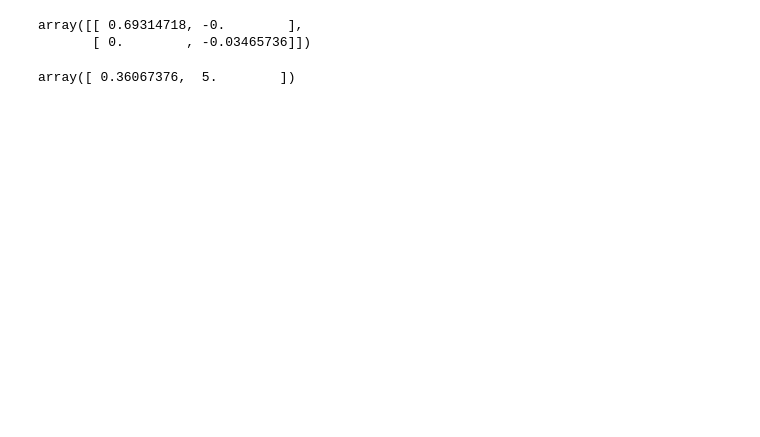
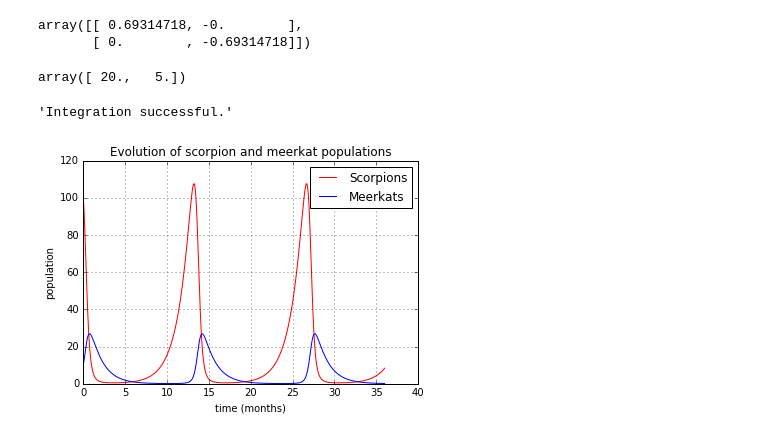
Before and after one commit to mdwyman/predator-prey, a Jupyter notebook: lotka-volterra.ipynb, the cells around one changed output. Saved outputs shown, nothing was run; the diff lists cells and outputs as text; code cells hidden in the pictures; blank space fills up the shorter version.

```diff
--- a/lotka-volterra.ipynb
+++ b/lotka-volterra.ipynb
@@ -4,13 +70,13 @@ http://scipy-cookbook.readthedocs.io/items/LoktaVolterraTutorial.html
 # %%
 from numpy import *
 #import pylab as p
-import matplotlib as plt
+import matplotlib.pyplot as plt
 # Definition of parameters
 import math
 a = math.log(2)
 b = math.log(2)/5
-c = math.log(2)/20
-d = math.log(2)
+c = math.log(2)         #Wikipedia: c = gamma
+d = 1/4                 #Wikipedia: d*b = delta
 def dX_dt(X, t=0):
     """ Return the growth rate of fox and rabbit populations. """
     return array([ a*X[0] -   b*X[0]*X[1] ,
@@ -41,8 +107,16 @@ A_f1 = d2X_dt2(X_f1)
 A_f0
 # %% [output]
 array([[ 0.69314718, -0.        ],
-       [ 0.        , -0.03465736]])
+       [ 0.        , -0.69314718]])
 # %%
 X_f1
 # %% [output]
-array([ 0.36067376,  5.        ])
+array([ 20.,   5.])
+# %%
+from scipy import integrate
+t = linspace(0, 36,  10000)              # time
+X0 = array([100, 10])                     # initials conditions: 10 rabbits and 5 foxes
+X, infodict = integrate.odeint(dX_dt, X0, t, full_output=True)
+infodict['message']                     # >>> 'Integration successful.'
+# %% [output]
+'Integration successful.'
@@ -48,0 +125,13 @@ array([ 0.36067376,  5.        ])
+# %%
+scorpions, meerkats = X.T
+f1 = plt.figure()
+plt.plot(t, scorpions, 'r-', label='Scorpions')
+plt.plot(t, meerkats, 'b-', label='Meerkats')
+plt.grid()
+plt.legend(loc='best')
+plt.xlabel('time (months)')
+plt.ylabel('population')
+plt.title('Evolution of scorpion and meerkat populations')
+f1.savefig('scorpion_and_meerkat_1.png')
+# %% [output]
+[figure, added]
```
Also changed, not shown: parts of 8 cells of this notebook.
